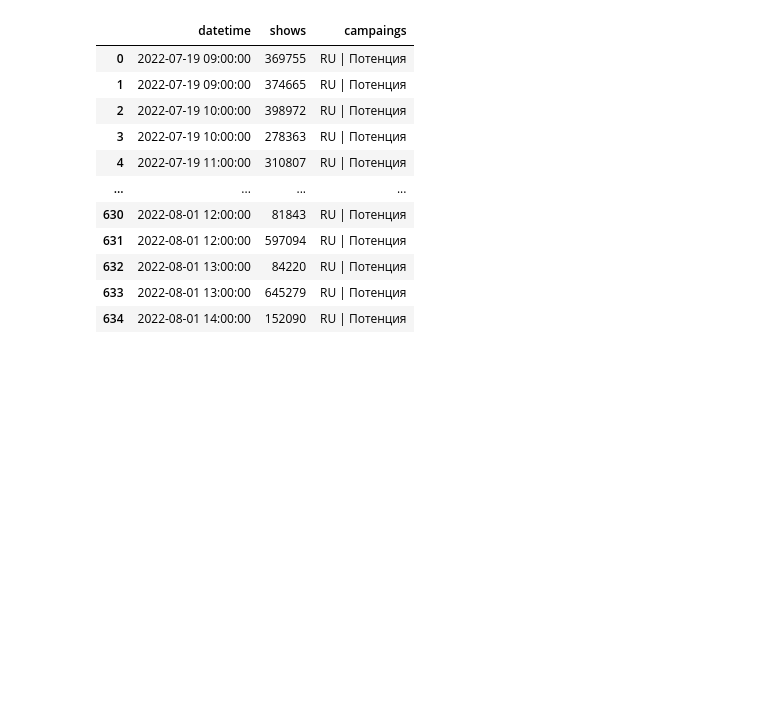
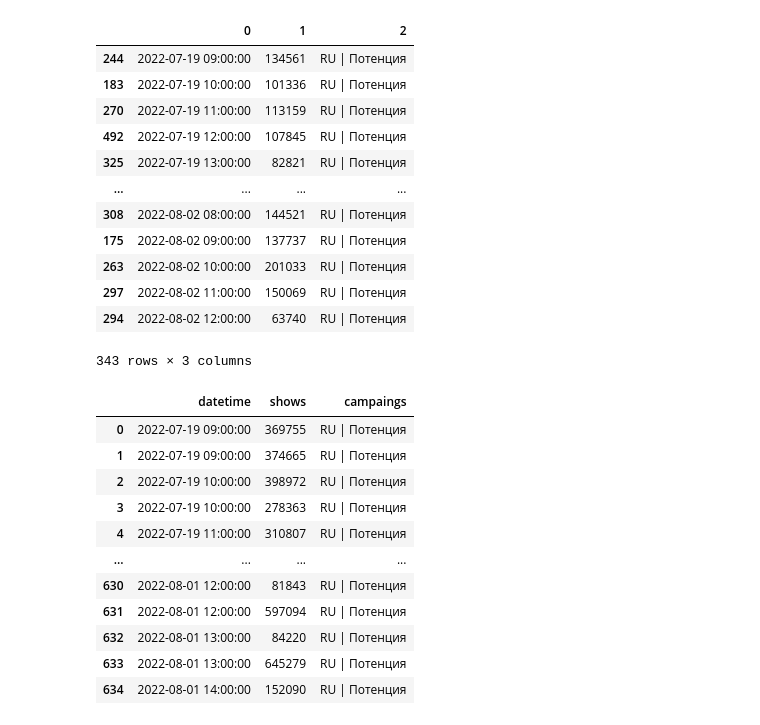
Before and after one commit to minitower/calculatorShows, a Jupyter notebook: shell.ipynb, the cells around one changed output. Drawn from its saved outputs; the diff is of its cells as text; code cells hidden in the pictures; blank space fills up the shorter version.

```diff
--- a/shell.ipynb
+++ b/shell.ipynb
@@ -33,3 +48,19 @@ df[0][0]
+# %%
+df2.loc[df2[1] != 0]
+# %% [output]
+|  | 0 | 1 | 2 |
+| 244 | 2022-07-19 09:00:00 | 134561 | RU | Потенция |
+| 183 | 2022-07-19 10:00:00 | 101336 | RU | Потенция |
+| 270 | 2022-07-19 11:00:00 | 113159 | RU | Потенция |
+| 492 | 2022-07-19 12:00:00 | 107845 | RU | Потенция |
+| 325 | 2022-07-19 13:00:00 | 82821 | RU | Потенция |
+| ... | ... | ... | ... |
+| 308 | 2022-08-02 08:00:00 | 144521 | RU | Потенция |
+| 175 | 2022-08-02 09:00:00 | 137737 | RU | Потенция |
+| 263 | 2022-08-02 10:00:00 | 201033 | RU | Потенция |
+| 297 | 2022-08-02 11:00:00 | 150069 | RU | Потенция |
+| 294 | 2022-08-02 12:00:00 | 63740 | RU | Потенция |
+343 rows × 3 columns
 # %%
 df.columns = ['datetime', 'shows', 'campaings']
 
```
Also changed, not shown: parts of 3 cells of this notebook, 3 other files.
